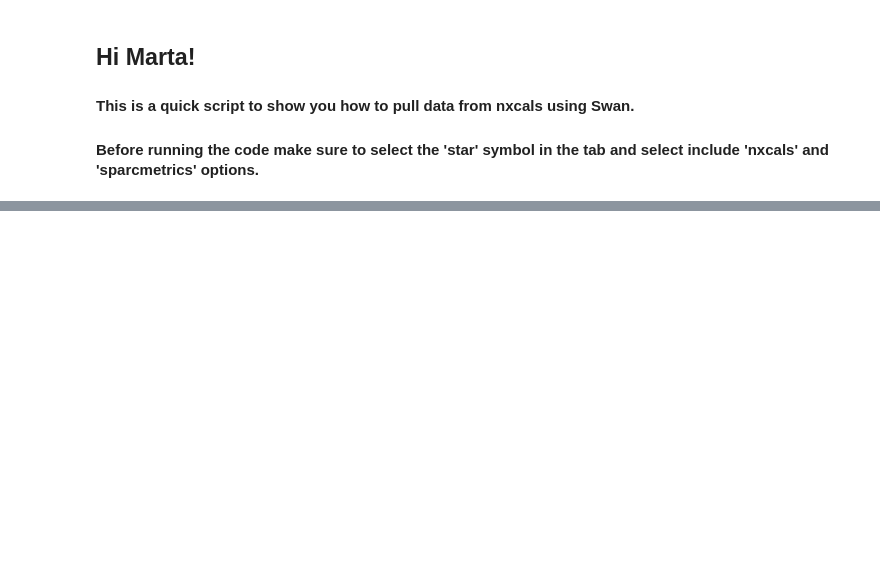
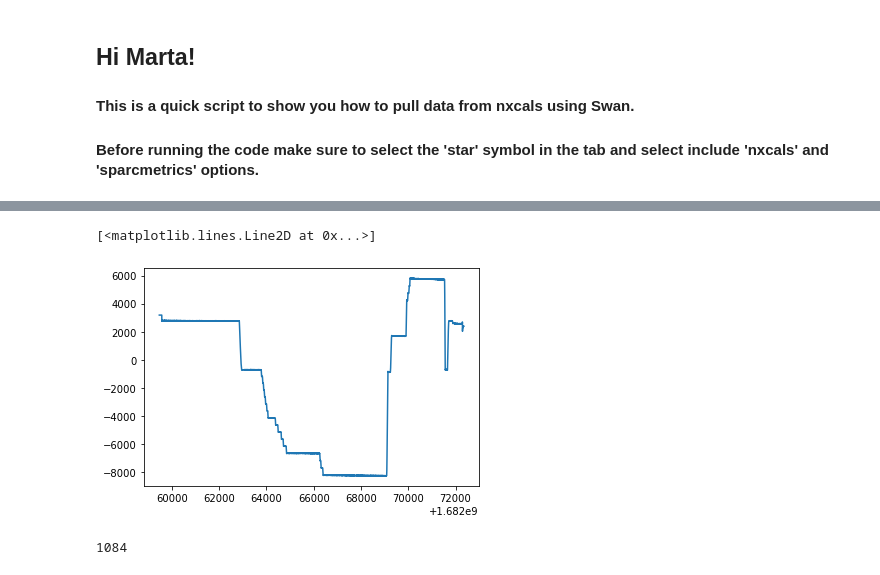
Before and after one commit to maorwat/aperture_measurements, a Jupyter notebook: analysis.ipynb, the cells around one changed output, grey strips where cells are left out. Saved outputs shown, nothing was run; the diff lists cells and outputs as text; code cells hidden in the pictures; blank space fills up the shorter version.

```diff
--- a/analysis.ipynb
+++ b/analysis.ipynb
@@ -54,0 +85,9 @@ plt.show()
+# %%
+plt.plot(t, df[471])
+# %% [output]
+[<matplotlib.lines.Line2D at 0x...>]
+[figure, added]
+# %%
+len(df.columns)
+# %% [output]
+1084
```
Also changed, not shown: parts of 8 cells of this notebook, 1 other file.
